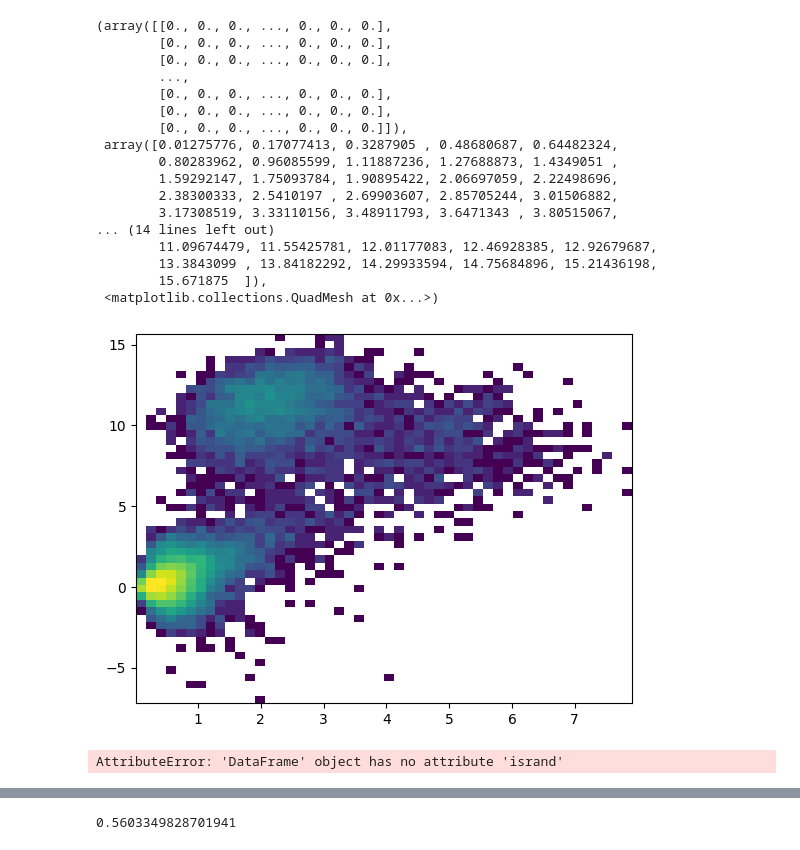
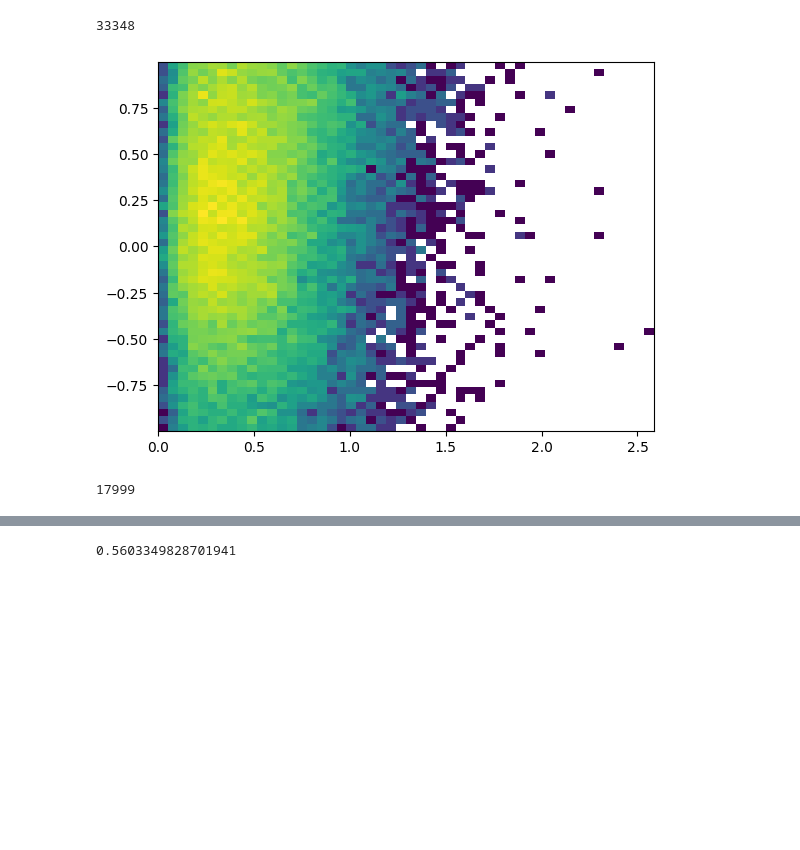
Before and after one commit to PrasannS/rlhf-length-biases, a Jupyter notebook: eval/examine_dcarto.ipynb, the cells around one changed output, grey strips where cells are left out. Drawn from its saved outputs; the diff is of its cells as text; code cells hidden in the pictures; blank space fills up the shorter version.

```diff
--- a/eval/examine_dcarto.ipynb
+++ b/eval/examine_dcarto.ipynb
@@ -10,6 +10,4 @@ from collections import Counter
 # %%
 %load_ext autoreload
 %autoreload 2
-# %%
-cartdf = pd.read_json("../trl-general/carto_outs/webgptrda_carto.jsonl", orient='records', lines=True)
 # %%
@@ -155,0 +144,5 @@ ndf = procn(ndf)
+# %%
+wgpt = load_carto("wgpt")
+stack = load_carto("stack")
+rlcd = load_carto("rlcd")
+apfarm = load_carto("apf")
@@ -156,21 +204,9 @@ ndf = procn(ndf)
 # %%
-lenscat(ndf)
+tmp = stack
+tmp = tmp[tmp.confs<1]
+tmp = tmp[tmp.confs>-1]
+print(len(tmp))
+lenscat(tmp)
 # %% [output]
-(array([[0., 0., 0., ..., 0., 0., 0.],
-        [0., 0., 0., ..., 0., 0., 0.],
-        [0., 0., 0., ..., 0., 0., 0.],
-        ...,
-        [0., 0., 0., ..., 0., 0., 0.],
-        [0., 0., 0., ..., 0., 0., 0.],
-        [0., 0., 0., ..., 0., 0., 0.]]),
- array([0.01275776, 0.17077413, 0.3287905 , 0.48680687, 0.64482324,
-        0.80283962, 0.96085599, 1.11887236, 1.27688873, 1.4349051 ,
-        1.59292147, 1.75093784, 1.90895422, 2.06697059, 2.22498696,
-        2.38300333, 2.5410197 , 2.69903607, 2.85705244, 3.01506882,
-        3.17308519, 3.33110156, 3.48911793, 3.6471343 , 3.80515067,
-... (14 lines left out)
-        11.09674479, 11.55425781, 12.01177083, 12.46928385, 12.92679687,
-        13.3843099 , 13.84182292, 14.29933594, 14.75684896, 15.21436198,
-        15.671875  ]),
- <matplotlib.collections.QuadMesh at 0x...>)
+33348
-[figure, old version]
+[figure, new version]
@@ -177,4 +219,6 @@ lenscat(ndf)
+# %%
+max(list(pd.read_json("../trl-general/truncvals/webgptboth.json", lines=True, orient='records')[0]))
+# %% [output]
+17999
 # %%
-companalysis(hard[hard.isrand==0], 25)
+#companalysis(hard[hard.isrand==0], 25)
-# %% [output]
-AttributeError: 'DataFrame' object has no attribute 'isrand'
```
Also changed, not shown: parts of 18 cells of this notebook, 11 other files.
